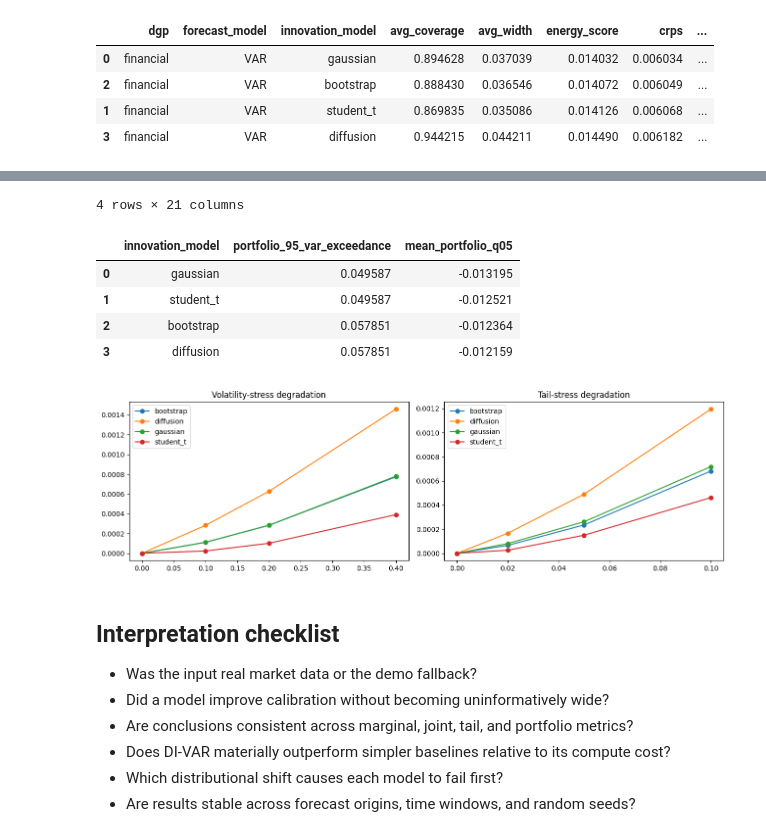
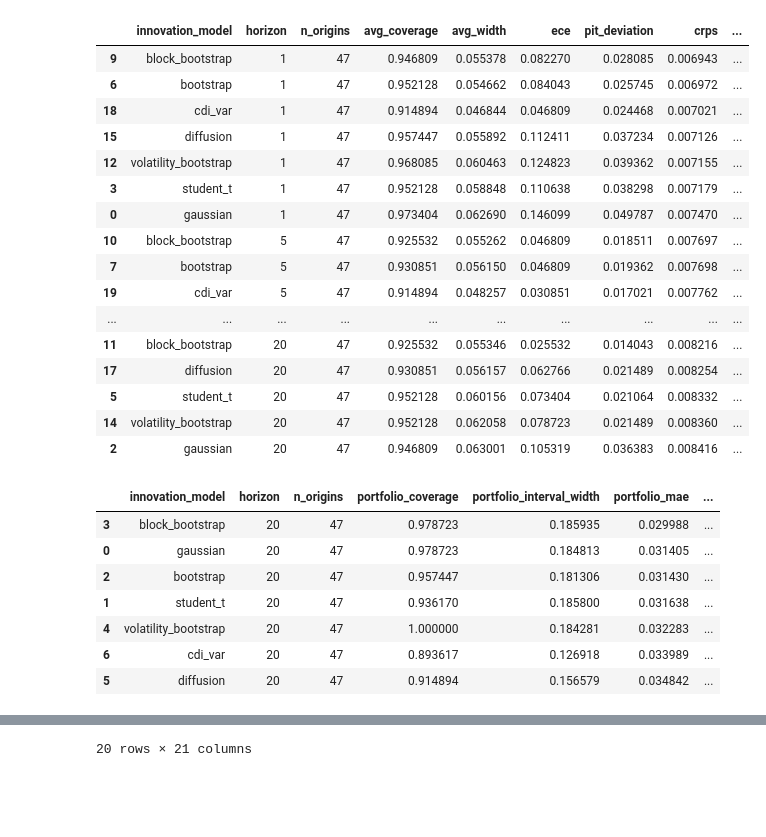
Before and after one commit to JonathanMa03/innovative-droBVAR, a Jupyter notebook: notebooks/08_results.ipynb, the cells around one changed output, grey strips where cells are left out. Saved outputs shown, nothing was run; the diff lists cells and outputs as text; code cells hidden in the pictures; blank space fills up the shorter version.

```diff
--- a/notebooks/08_results.ipynb
+++ b/notebooks/08_results.ipynb
@@ -5,22 +5,48 @@ Collect outputs from the empirical, simulation, and stress notebooks. Do not int
 # %%
+import sys
 from pathlib import Path
+import numpy as np
 import pandas as pd
-import matplotlib.pyplot as plt
 
 ROOT = Path.cwd()
-if ROOT.name == 'notebooks': ROOT = ROOT.parent
+if ROOT.name == 'notebooks':
+    ROOT = ROOT.parent
+sys.path.insert(0, str(ROOT / 'src'))
 CACHE = ROOT / 'results/notebook_cache'
+CACHE.mkdir(parents=True, exist_ok=True)
+import matplotlib.pyplot as plt
 # %%
-evaluation = pd.read_csv(CACHE / 'combined_evaluation.csv')
+rolling = pd.read_csv(CACHE / 'rolling_evaluation.csv')
 portfolio = pd.read_csv(CACHE / 'portfolio_evaluation.csv')
 simulation = pd.read_csv(CACHE / 'simulation_results.csv')
-scale = pd.read_csv(CACHE / 'scale_stress.csv')
-tail = pd.read_csv(CACHE / 'tail_stress.csv')
-display(evaluation.sort_values('energy_score'))
-display(portfolio)
+stress = pd.read_csv(CACHE / 'shifted_realization_stress.csv')
+
+display(rolling.sort_values(['horizon', 'energy_score']))
+display(portfolio.sort_values('portfolio_mae'))
+display(simulation.sort_values(['dgp', 'energy_score']))
 # %% [output]
-|  | dgp | forecast_model | innovation_model | avg_coverage | avg_width | energy_score | crps | ... |
-| 0 | financial | VAR | gaussian | 0.894628 | 0.037039 | 0.014032 | 0.006034 | ... |
-| 2 | financial | VAR | bootstrap | 0.888430 | 0.036546 | 0.014072 | 0.006049 | ... |
-| 1 | financial | VAR | student_t | 0.869835 | 0.035086 | 0.014126 | 0.006068 | ... |
-| 3 | financial | VAR | diffusion | 0.944215 | 0.044211 | 0.014490 | 0.006182 | ... |
+|  | innovation_model | horizon | n_origins | avg_coverage | avg_width | ece | pit_deviation | crps | ... |
+| 9 | block_bootstrap | 1 | 47 | 0.946809 | 0.055378 | 0.082270 | 0.028085 | 0.006943 | ... |
+| 6 | bootstrap | 1 | 47 | 0.952128 | 0.054662 | 0.084043 | 0.025745 | 0.006972 | ... |
+| 18 | cdi_var | 1 | 47 | 0.914894 | 0.046844 | 0.046809 | 0.024468 | 0.007021 | ... |
+| 15 | diffusion | 1 | 47 | 0.957447 | 0.055892 | 0.112411 | 0.037234 | 0.007126 | ... |
+| 12 | volatility_bootstrap | 1 | 47 | 0.968085 | 0.060463 | 0.124823 | 0.039362 | 0.007155 | ... |
+| 3 | student_t | 1 | 47 | 0.952128 | 0.058848 | 0.110638 | 0.038298 | 0.007179 | ... |
+| 0 | gaussian | 1 | 47 | 0.973404 | 0.062690 | 0.146099 | 0.049787 | 0.007470 | ... |
+| 10 | block_bootstrap | 5 | 47 | 0.925532 | 0.055262 | 0.046809 | 0.018511 | 0.007697 | ... |
+| 7 | bootstrap | 5 | 47 | 0.930851 | 0.056150 | 0.046809 | 0.019362 | 0.007698 | ... |
+| 19 | cdi_var | 5 | 47 | 0.914894 | 0.048257 | 0.030851 | 0.017021 | 0.007762 | ... |
+| ... | ... | ... | ... | ... | ... | ... | ... | ... | ... |
+| 11 | block_bootstrap | 20 | 47 | 0.925532 | 0.055346 | 0.025532 | 0.014043 | 0.008216 | ... |
+| 17 | diffusion | 20 | 47 | 0.930851 | 0.056157 | 0.062766 | 0.021489 | 0.008254 | ... |
+| 5 | student_t | 20 | 47 | 0.952128 | 0.060156 | 0.073404 | 0.021064 | 0.008332 | ... |
+| 14 | volatility_bootstrap | 20 | 47 | 0.952128 | 0.062058 | 0.078723 | 0.021489 | 0.008360 | ... |
+| 2 | gaussian | 20 | 47 | 0.946809 | 0.063001 | 0.105319 | 0.036383 | 0.008416 | ... |
+|  | innovation_model | horizon | n_origins | portfolio_coverage | portfolio_interval_width | portfolio_mae | ... |
+| 3 | block_bootstrap | 20 | 47 | 0.978723 | 0.185935 | 0.029988 | ... |
+| 0 | gaussian | 20 | 47 | 0.978723 | 0.184813 | 0.031405 | ... |
+| 2 | bootstrap | 20 | 47 | 0.957447 | 0.181306 | 0.031430 | ... |
+| 1 | student_t | 20 | 47 | 0.936170 | 0.185800 | 0.031638 | ... |
+| 4 | volatility_bootstrap | 20 | 47 | 1.000000 | 0.184281 | 0.032283 | ... |
+| 6 | cdi_var | 20 | 47 | 0.893617 | 0.126918 | 0.033989 | ... |
+| 5 | diffusion | 20 | 47 | 0.914894 | 0.156579 | 0.034842 | ... |
@@ -27,28 +70 @@ display(portfolio)
-4 rows × 21 columns
+20 rows × 21 columns
-|  | innovation_model | portfolio_95_var_exceedance | mean_portfolio_q05 |
-| 0 | gaussian | 0.049587 | -0.013195 |
-| 1 | student_t | 0.049587 | -0.012521 |
-| 2 | bootstrap | 0.057851 | -0.012364 |
-| 3 | diffusion | 0.057851 | -0.012159 |
-# %%
-fig, axes = plt.subplots(1, 2, figsize=(13, 4))
-for name, group in scale.groupby('innovation_model'):
-    axes[0].plot(group['epsilon_value'], group['energy_score_degradation'], marker='o', label=name)
-for name, group in tail.groupby('innovation_model'):
-    axes[1].plot(group['contamination_prob'], group['energy_score_degradation'], marker='o', label=name)
-axes[0].set_title('Volatility-stress degradation')
-axes[1].set_title('Tail-stress degradation')
-axes[0].legend()
-axes[1].legend()
-plt.tight_layout();
-# %% [output]
-[figure, removed]
-# %% [markdown]
-## Interpretation checklist
-
-- Was the input real market data or the demo fallback?
-- Did a model improve calibration without becoming uninformatively wide?
-- Are conclusions consistent across marginal, joint, tail, and portfolio metrics?
-- Does DI-VAR materially outperform simpler baselines relative to its compute cost?
-- Which distributional shift causes each model to fail first?
-- Are results stable across forecast origins, time windows, and random seeds?
```
Also changed, not shown: parts of 5 cells of this notebook, 37 other files.
